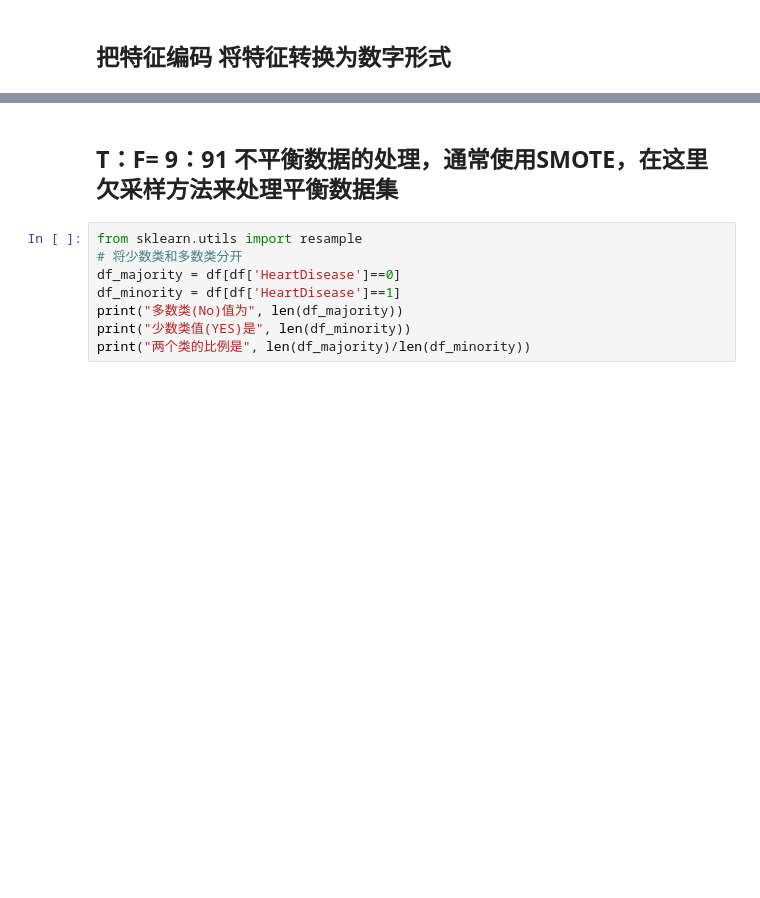
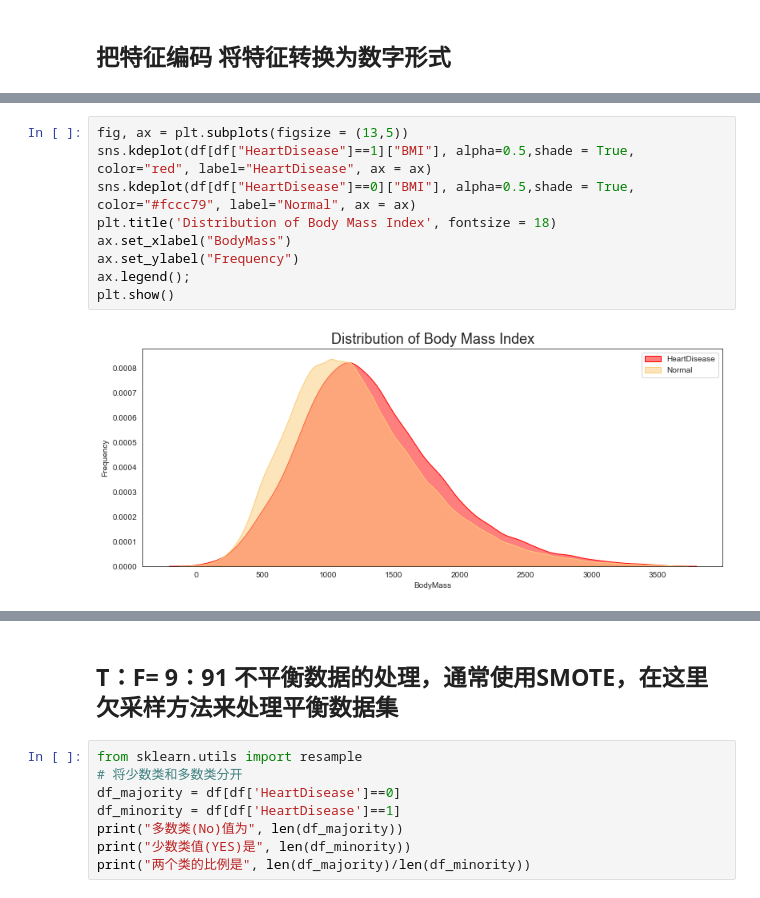
Before and after one commit to YinuoWen/logistic-regression-for-CDC-heart-disease, a Jupyter notebook: LGBM.ipynb, the cells around one changed output, grey strips where cells are left out. Drawn from its saved outputs; the diff is of its cells as text; blank space fills up the shorter version.

```diff
--- a/LGBM.ipynb
+++ b/LGBM.ipynb
@@ -151,0 +168,11 @@ df_2.head()
+# %%
+fig, ax = plt.subplots(figsize = (13,5))
+sns.kdeplot(df[df["HeartDisease"]==1]["BMI"], alpha=0.5,shade = True, color="red", label="HeartDisease", ax = ax)
+sns.kdeplot(df[df["HeartDisease"]==0]["BMI"], alpha=0.5,shade = True, color="#fccc79", label="Normal", ax = ax)
+plt.title('Distribution of Body Mass Index', fontsize = 18)
+ax.set_xlabel("BodyMass")
+ax.set_ylabel("Frequency")
+ax.legend();
+plt.show()
+# %% [output]
+[figure, added]
```
Also changed, not shown: parts of 3 cells of this notebook.
